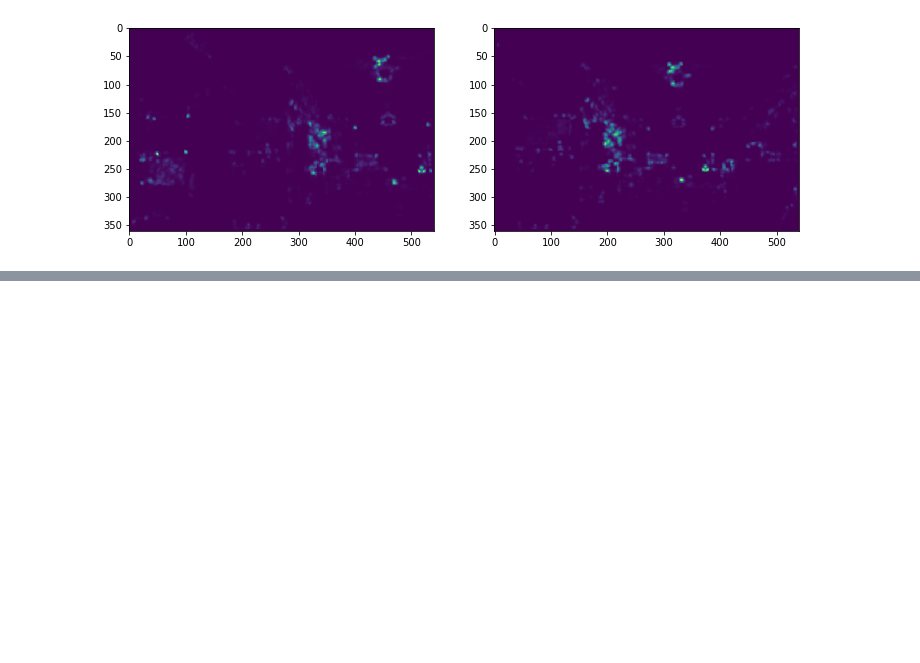
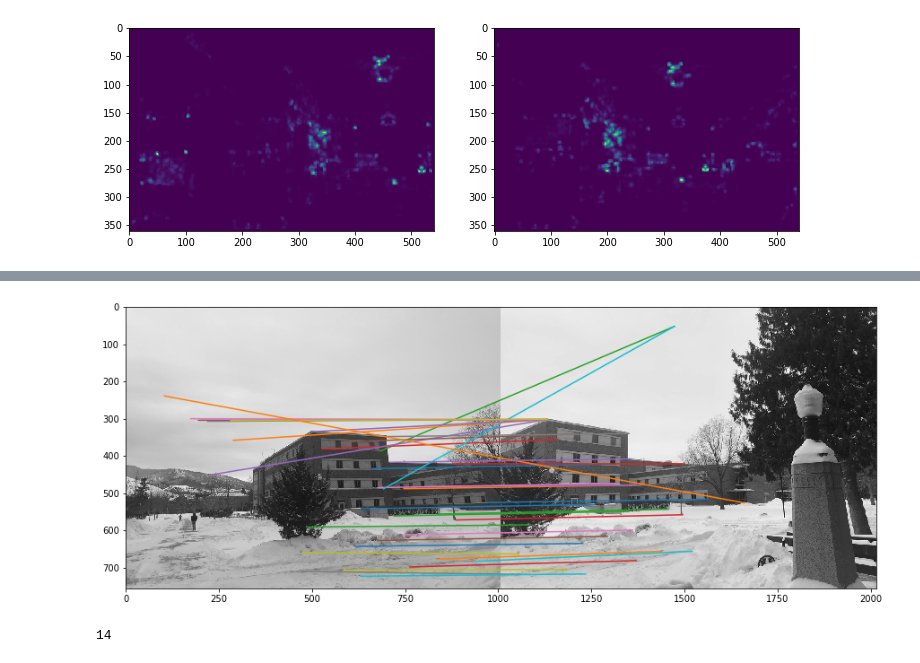
Before and after one commit to UMT-Computer-Vision-Spring-2019/project_2, a Jupyter notebook: project_description.ipynb, the cells around one changed output, grey strips where cells are left out. Saved outputs shown, nothing was run; the diff lists cells and outputs as text; code cells hidden in the pictures; blank space fills up the shorter version.

```diff
--- a/project_description.ipynb
+++ b/project_description.ipynb
@@ -335,0 +454,23 @@ plt.show()
+# %%
+# MATCHES B/T i3 and i4
+threshold = 0.7
+n_iter = 1000
+ix1, ix2 = myStitcher.match_keypoints(d3, d4, out_x3, out_y3, out_x4, out_y4, threshold)
+match_x1, match_y1 = myStitcher.unpack(ix1)
+match_x2, match_y2 = myStitcher.unpack(ix2)
+match_x2 += i1.shape[1]
+out_im = np.concatenate((i3, i4), axis=1)
+plt.figure(figsize=(15, 12))
+plt.imshow(out_im, cmap='gray')
+for x, y, xx, yy in zip(match_x1, match_y1, match_x2, match_y2):
+    plt.plot([x, xx], [y, yy])
+plt.show()
+match_x2 -= i1.shape[1]
+pts1 = np.vstack((match_x1, match_y1)).T
+pts2 = np.vstack((match_x2, match_y2)).T
+ss = (pts2.shape[0] * 2) // 5
+print(ss)
+H_besti3i4, inliersi3i4 = myStitcher.RANSAC(n_iter, pts1, pts2, ss, 2, r=4) #sample size min inliers
+# %% [output]
+[figure, added]
+14
```
Also changed, not shown: parts of 14 cells of this notebook, 6 other files.
